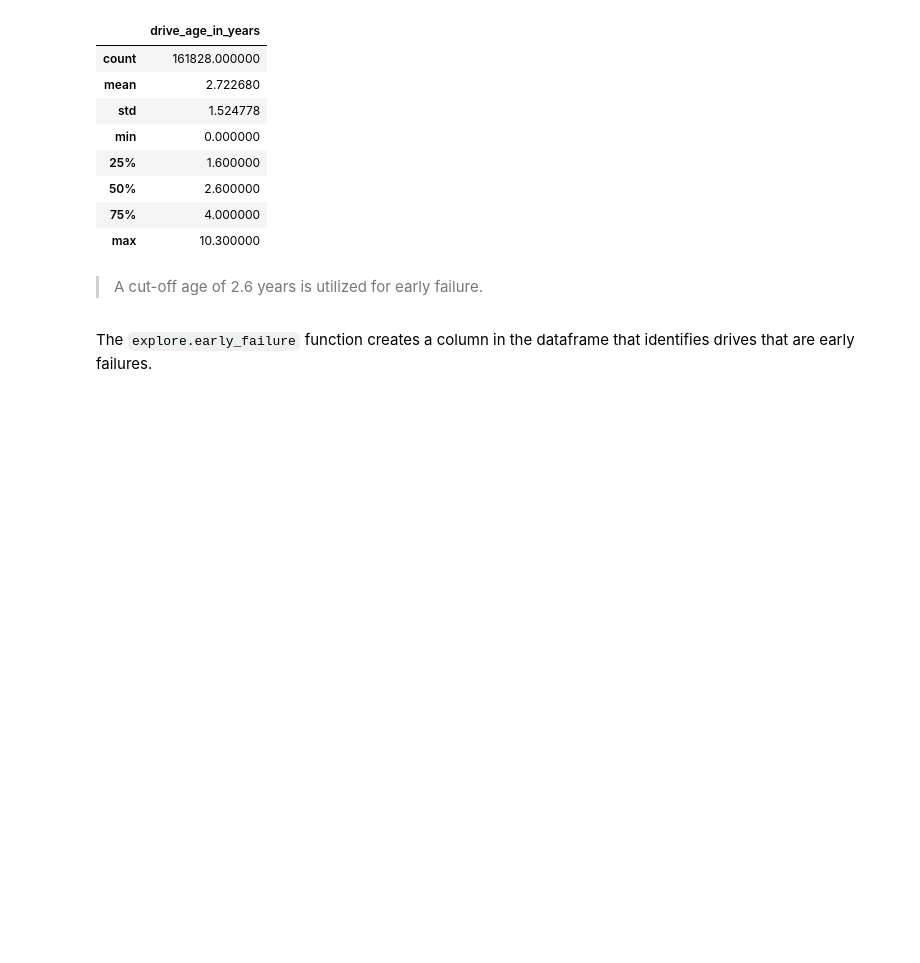
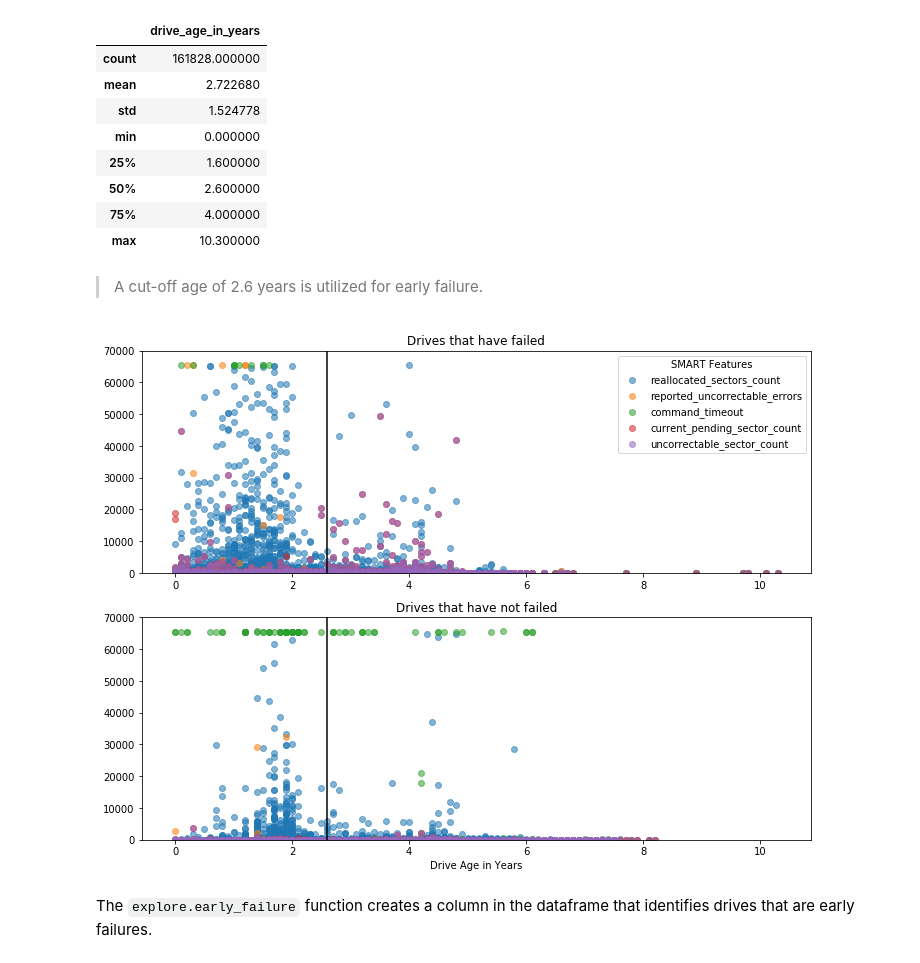
Before and after one commit to just-keep-spinning/hard-drive-project, a Jupyter notebook: hard_drive_pipeline.ipynb, the cells around one changed output. Drawn from its saved outputs; the diff is of its cells as text; code cells hidden in the pictures; blank space fills up the shorter version.

```diff
--- a/hard_drive_pipeline.ipynb
+++ b/hard_drive_pipeline.ipynb
@@ -465,6 +465,27 @@ df[['drive_age_in_years']].describe()
 | max | 10.300000 |
 # %% [markdown]
 > A cut-off age of 2.6 years is utilized for early failure.
+# %%
+fig = plt.figure(figsize=(12,9))
+
+ax1 = plt.subplot(2, 1, 1)
+for col in df.columns[6:]:
+    plt.scatter(y=df_fails[col], x=df_fails.drive_age_in_years, label=col, alpha = .55)
+plt.legend(title = 'SMART Features')
+plt.vlines(2.6, 0, 70_000)
+plt.ylim((0, 70_000))
+plt.title('Drives that have failed')
+
+ax2 = plt.subplot(2, 1, 2, sharex=ax1)
+for col in df.columns[6:]:
+    plt.scatter(y=df_lives[col], x=df_lives.drive_age_in_years, label=col, alpha = .55)
+plt.vlines(2.6, 0, 70_000)
+plt.ylim((0, 70_000))
+plt.xlabel("Drive Age in Years")
+plt.title("Drives that have not failed")
+plt.show()
+# %% [output]
+[figure, added]
 # %% [markdown]
 The `explore.early_failure` function creates a column in the dataframe that identifies drives that are early failures.
 # %%
```
Also changed, not shown: parts of 26 cells of this notebook.
